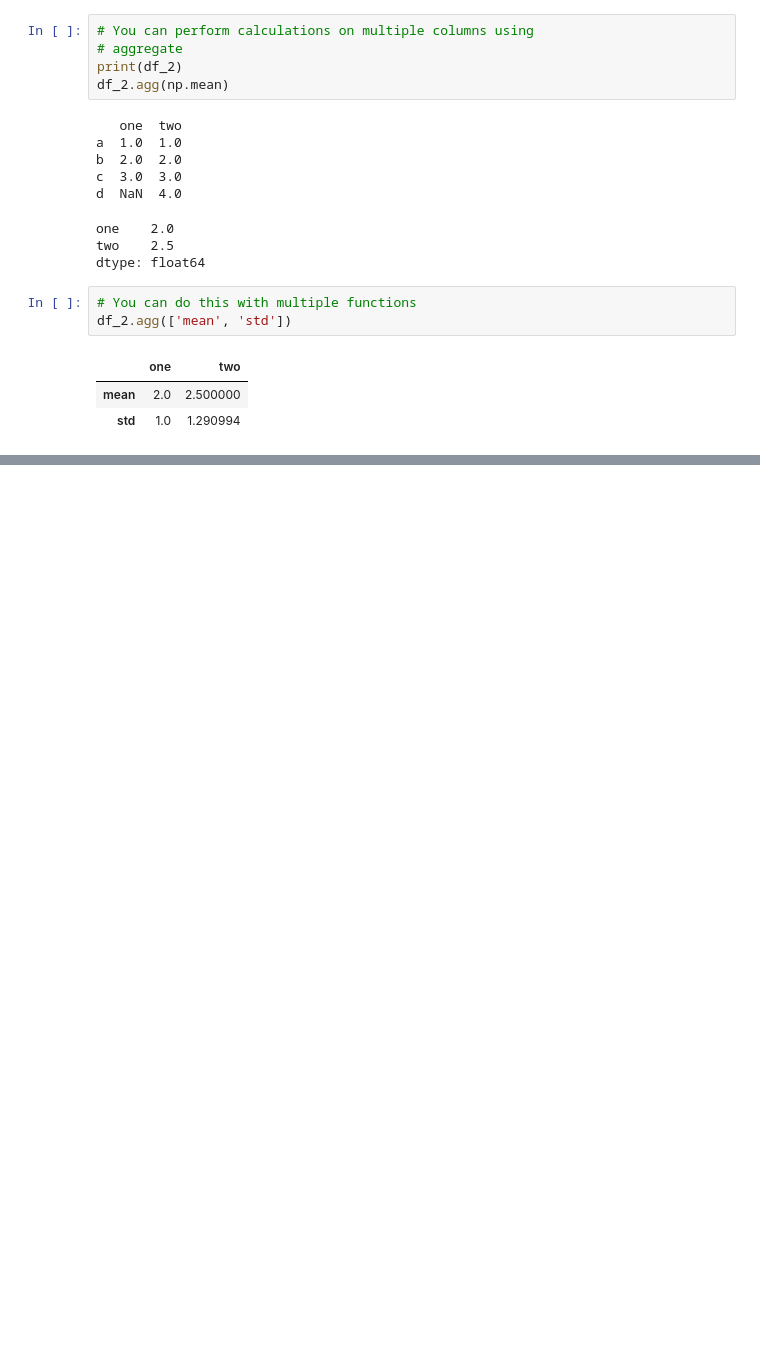
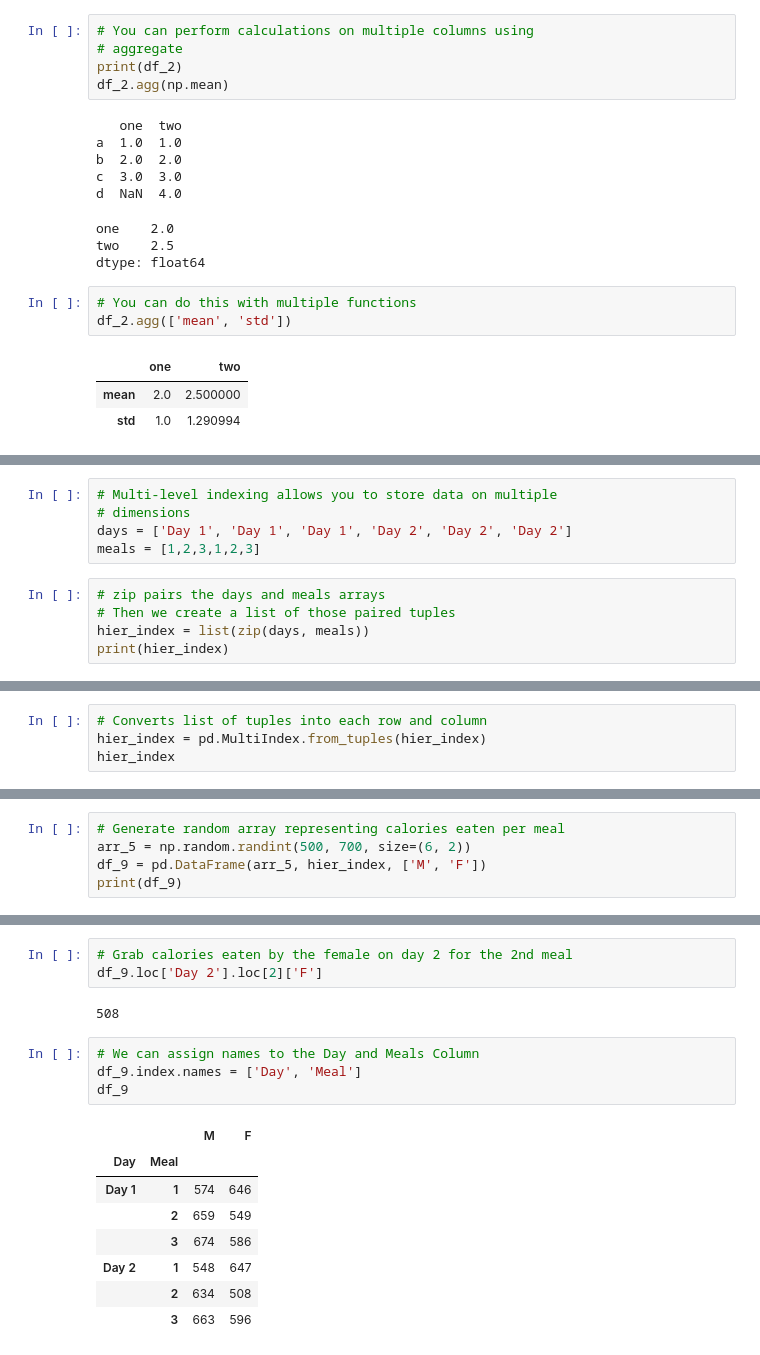
Before and after one commit to VLieberg/Python-Basics-Coding, a Jupyter notebook: notebooks/Pandas Tutorial.ipynb, the cells around one changed output, grey strips where cells are left out. Drawn from its saved outputs; the diff is of its cells as text; blank space fills up the shorter version.

```diff
--- a/notebooks/Pandas Tutorial.ipynb
+++ b/notebooks/Pandas Tutorial.ipynb
@@ -1473,0 +1725,10 @@ df_2.agg(['mean', 'std'])
+# %%
+# Multi-level indexing allows you to store data on multiple
+# dimensions
+days = ['Day 1', 'Day 1', 'Day 1', 'Day 2', 'Day 2', 'Day 2']
+meals = [1,2,3,1,2,3]
+# %%
+# zip pairs the days and meals arrays
+# Then we create a list of those paired tuples
+hier_index = list(zip(days, meals))
+print(hier_index)
@@ -1473,0 +1737,4 @@ df_2.agg(['mean', 'std'])
+# %%
+# Converts list of tuples into each row and column
+hier_index = pd.MultiIndex.from_tuples(hier_index)
+hier_index
@@ -1473,0 +1749,5 @@ df_2.agg(['mean', 'std'])
+# %%
+# Generate random array representing calories eaten per meal
+arr_5 = np.random.randint(500, 700, size=(6, 2))
+df_9 = pd.DataFrame(arr_5, hier_index, ['M', 'F'])
+print(df_9)
@@ -1473,0 +1777,18 @@ df_2.agg(['mean', 'std'])
+# %%
+# Grab calories eaten by the female on day 2 for the 2nd meal
+df_9.loc['Day 2'].loc[2]['F']
+# %% [output]
+508
+# %%
+# We can assign names to the Day and Meals Column
+df_9.index.names = ['Day', 'Meal']
+df_9
+# %% [output]
+|  |  | M | F |
+| Day | Meal |  |  |
+| Day 1 | 1 | 574 | 646 |
+|  | 2 | 659 | 549 |
+|  | 3 | 674 | 586 |
+| Day 2 | 1 | 548 | 647 |
+|  | 2 | 634 | 508 |
+|  | 3 | 663 | 596 |
```
Also changed, not shown: parts of 67 cells of this notebook.
